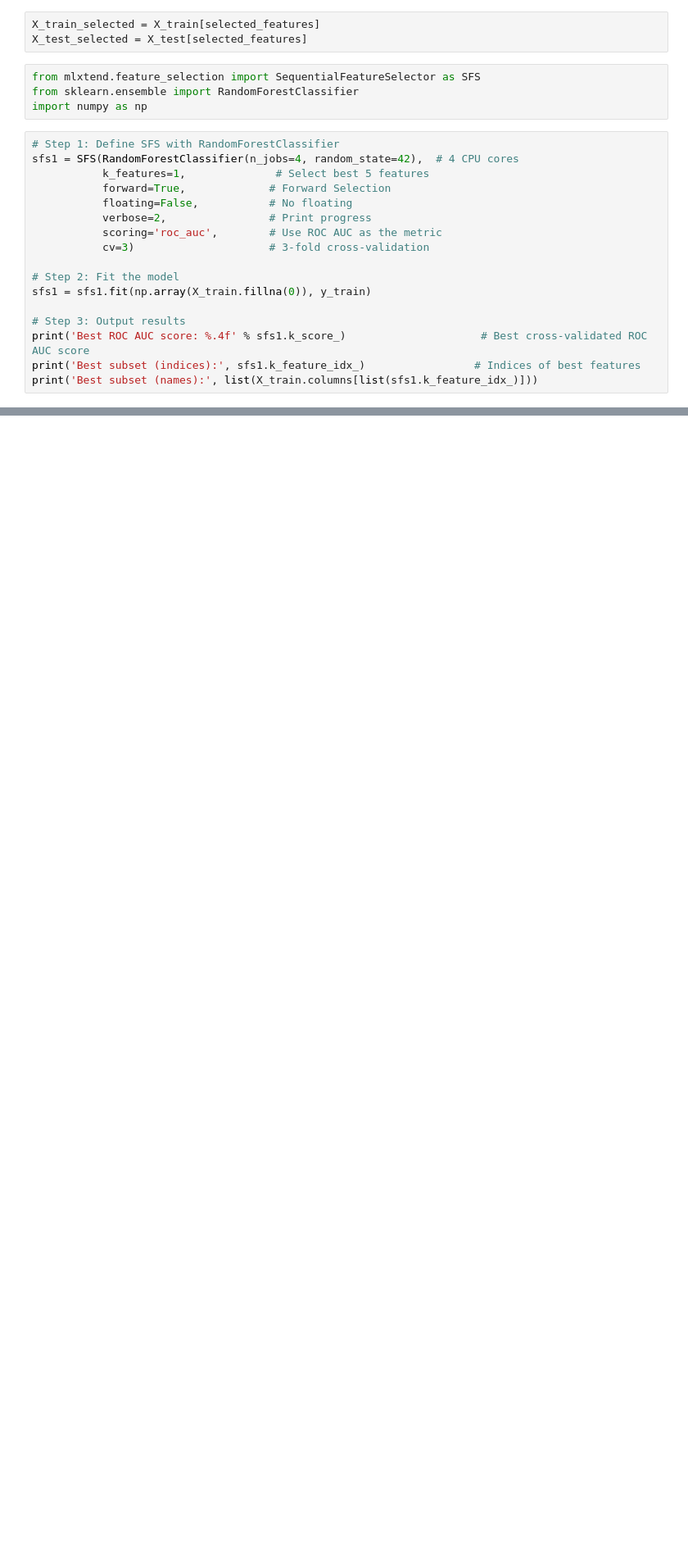
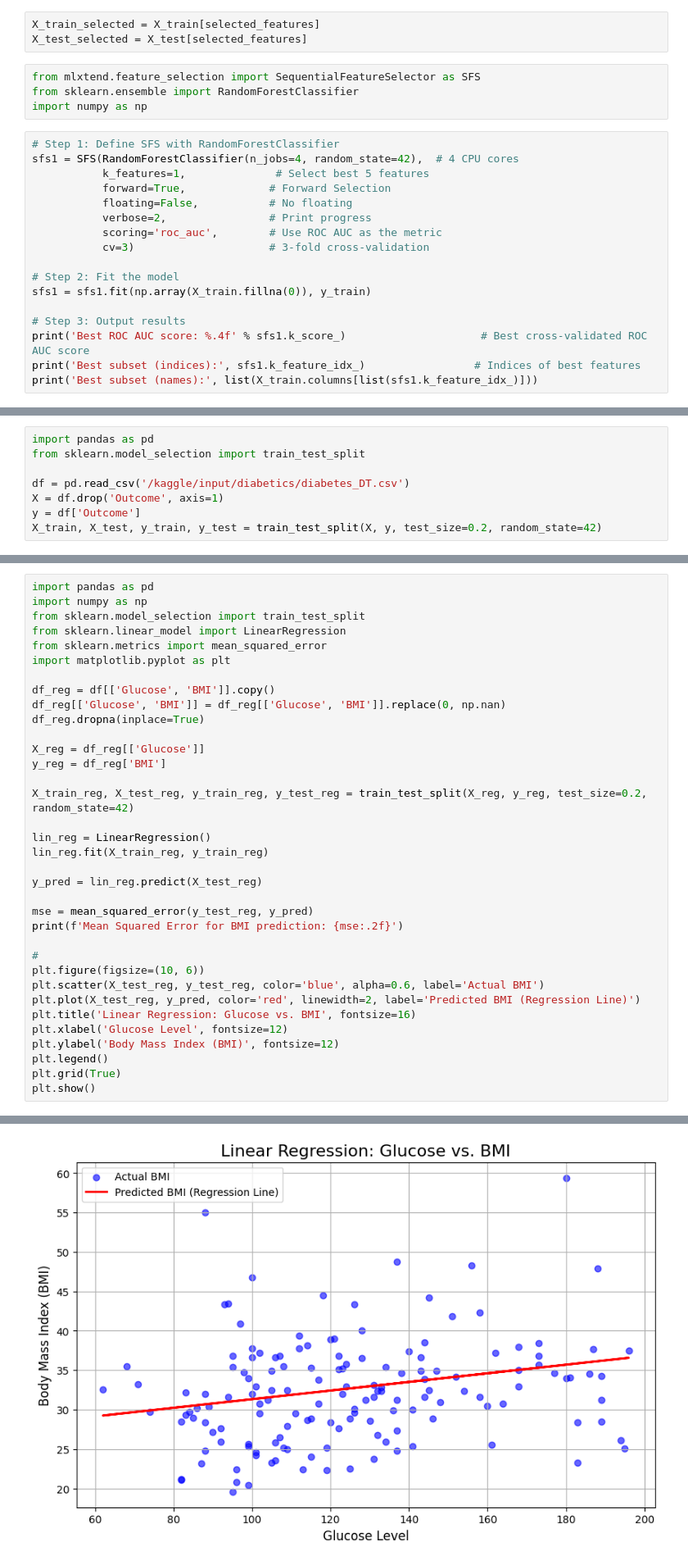
Before and after one commit to shrav-jally/ML_lab_sem5, a Jupyter notebook: sem5-ml.ipynb, the cells around one changed output, grey strips where cells are left out. Shown at 82% size. Saved outputs shown, nothing was run; the diff lists cells and outputs as text; blank space fills up the shorter version.

Commit message:
Kaggle Notebook | sem5_ml_163 | Version 16

```diff
--- a/sem5-ml.ipynb
+++ b/sem5-ml.ipynb
@@ -1641,0 +1330,8 @@ print('Best subset (names):', list(X_train.columns[list(sfs1.k_feature_idx_)]))
+# %%
+import pandas as pd
+from sklearn.model_selection import train_test_split
+
+df = pd.read_csv('/kaggle/input/diabetics/diabetes_DT.csv')
+X = df.drop('Outcome', axis=1)
+y = df['Outcome']
+X_train, X_test, y_train, y_test = train_test_split(X, y, test_size=0.2, random_state=42)
@@ -1641,0 +1382,36 @@ print('Best subset (names):', list(X_train.columns[list(sfs1.k_feature_idx_)]))
+# %%
+import pandas as pd
+import numpy as np
+from sklearn.model_selection import train_test_split
+from sklearn.linear_model import LinearRegression
+from sklearn.metrics import mean_squared_error
+import matplotlib.pyplot as plt
+
+df_reg = df[['Glucose', 'BMI']].copy()
+df_reg[['Glucose', 'BMI']] = df_reg[['Glucose', 'BMI']].replace(0, np.nan)
+df_reg.dropna(inplace=True)
+
+X_reg = df_reg[['Glucose']]
+y_reg = df_reg['BMI']
+
+X_train_reg, X_test_reg, y_train_reg, y_test_reg = train_test_split(X_reg, y_reg, test_size=0.2, random_state=42)
+
+lin_reg = LinearRegression()
+lin_reg.fit(X_train_reg, y_train_reg)
+
+y_pred = lin_reg.predict(X_test_reg)
+
+mse = mean_squared_error(y_test_reg, y_pred)
+print(f'Mean Squared Error for BMI prediction: {mse:.2f}')
+
+#
+plt.figure(figsize=(10, 6))
+plt.scatter(X_test_reg, y_test_reg, color='blue', alpha=0.6, label='Actual BMI')
+plt.plot(X_test_reg, y_pred, color='red', linewidth=2, label='Predicted BMI (Regression Line)')
+plt.title('Linear Regression: Glucose vs. BMI', fontsize=16)
+plt.xlabel('Glucose Level', fontsize=12)
+plt.ylabel('Body Mass Index (BMI)', fontsize=12)
+plt.legend()
+plt.grid(True)
+plt.show()
+# %% [output]
@@ -1641,0 +1419 @@ print('Best subset (names):', list(X_train.columns[list(sfs1.k_feature_idx_)]))
+[figure, added]
```
Also changed, not shown: parts of 68 cells of this notebook.
